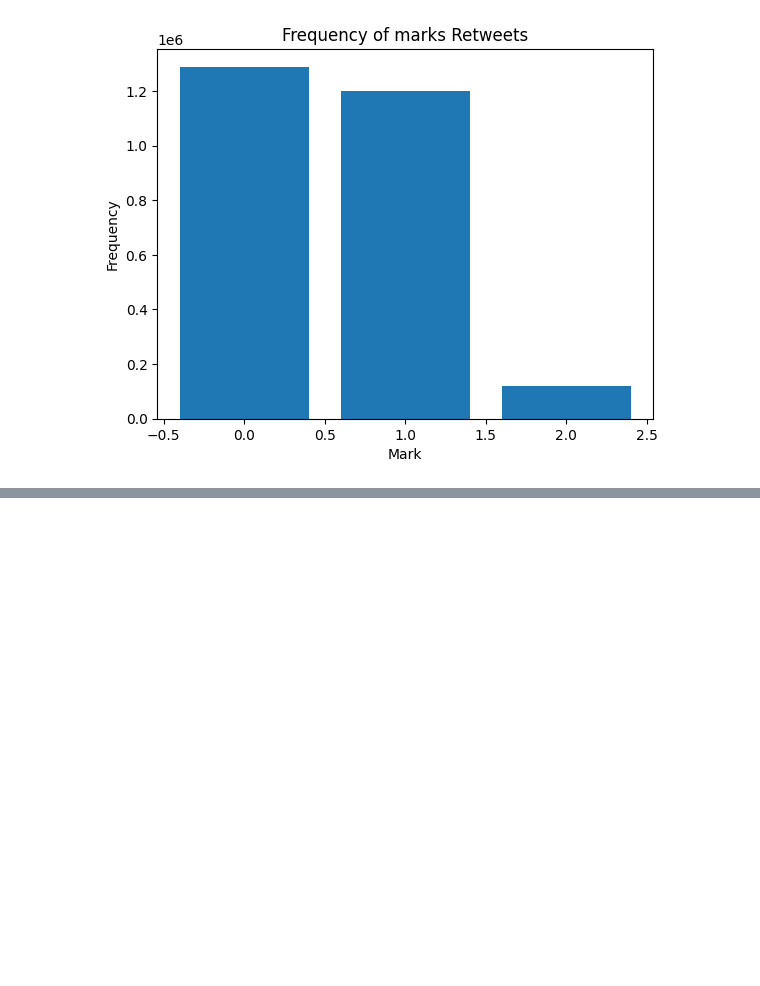
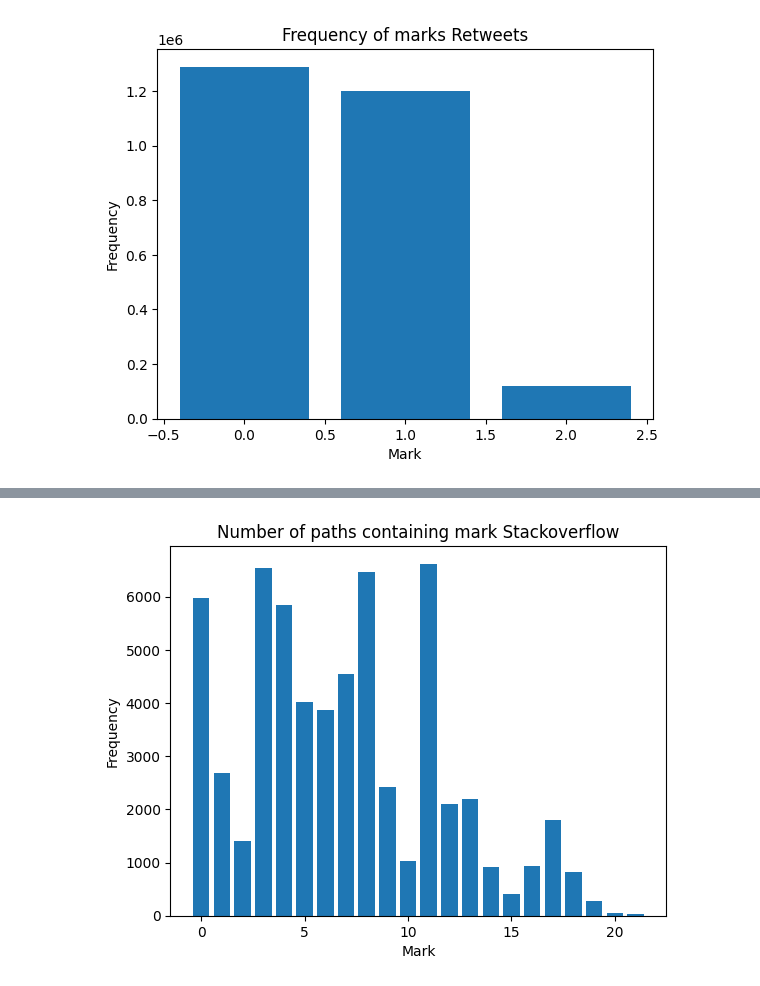
Before and after one commit to FIM4Science/OpenFIM, a Jupyter notebook: notebooks/pp/explore_eval_datasets.ipynb, the cells around one changed output, grey strips where cells are left out. Saved outputs shown, nothing was run; the diff lists cells and outputs as text; code cells hidden in the pictures; blank space fills up the shorter version.

```diff
--- a/notebooks/pp/explore_eval_datasets.ipynb
+++ b/notebooks/pp/explore_eval_datasets.ipynb
@@ -77,0 +112,4 @@ plot_mark_counts(retweet["types"], "Retweets")
+# %%
+plot_num_paths_per_mark(stack["types"], "Stackoverflow")
+# %% [output]
+[figure, added]
```
Also changed, not shown: parts of 15 cells of this notebook.
